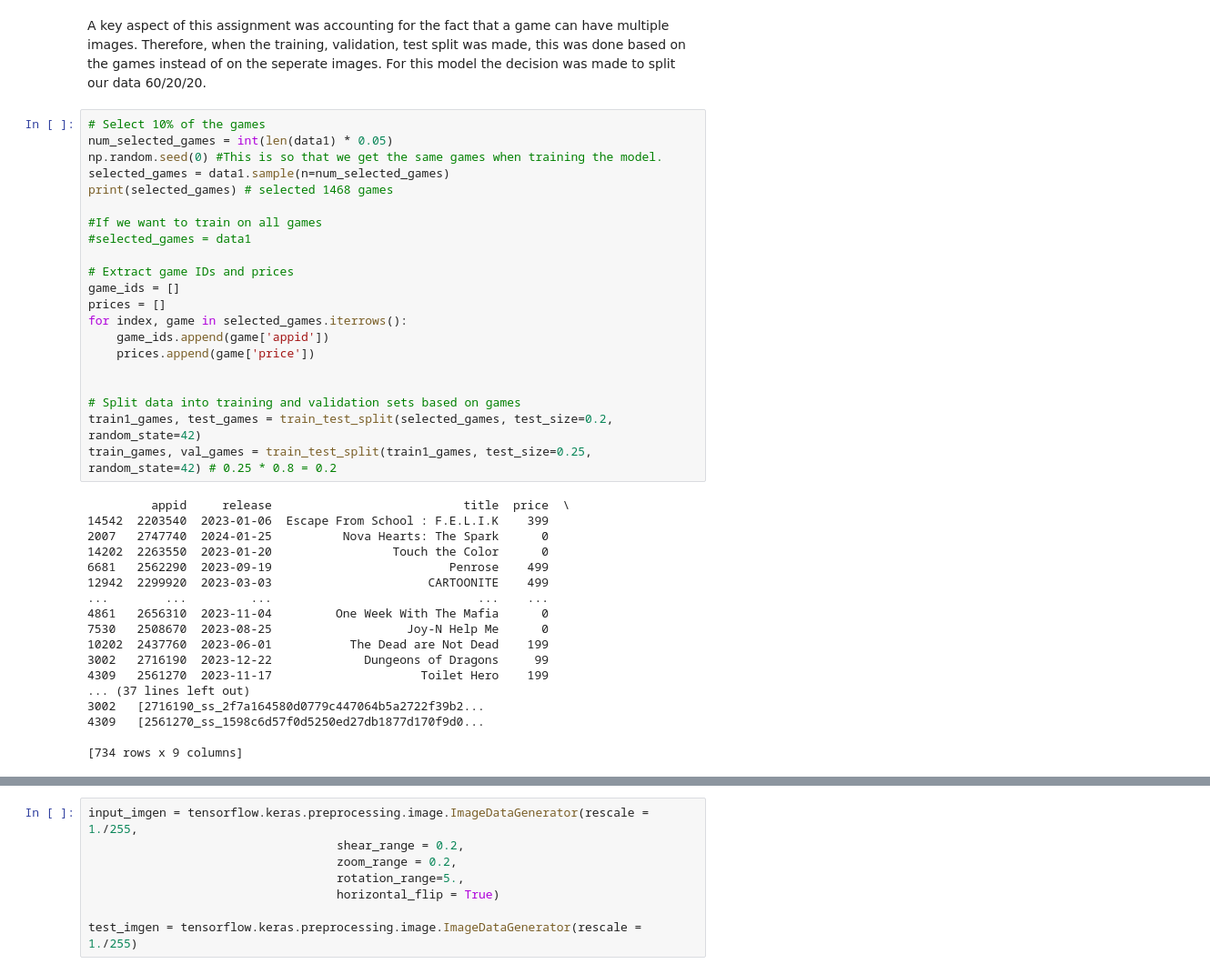
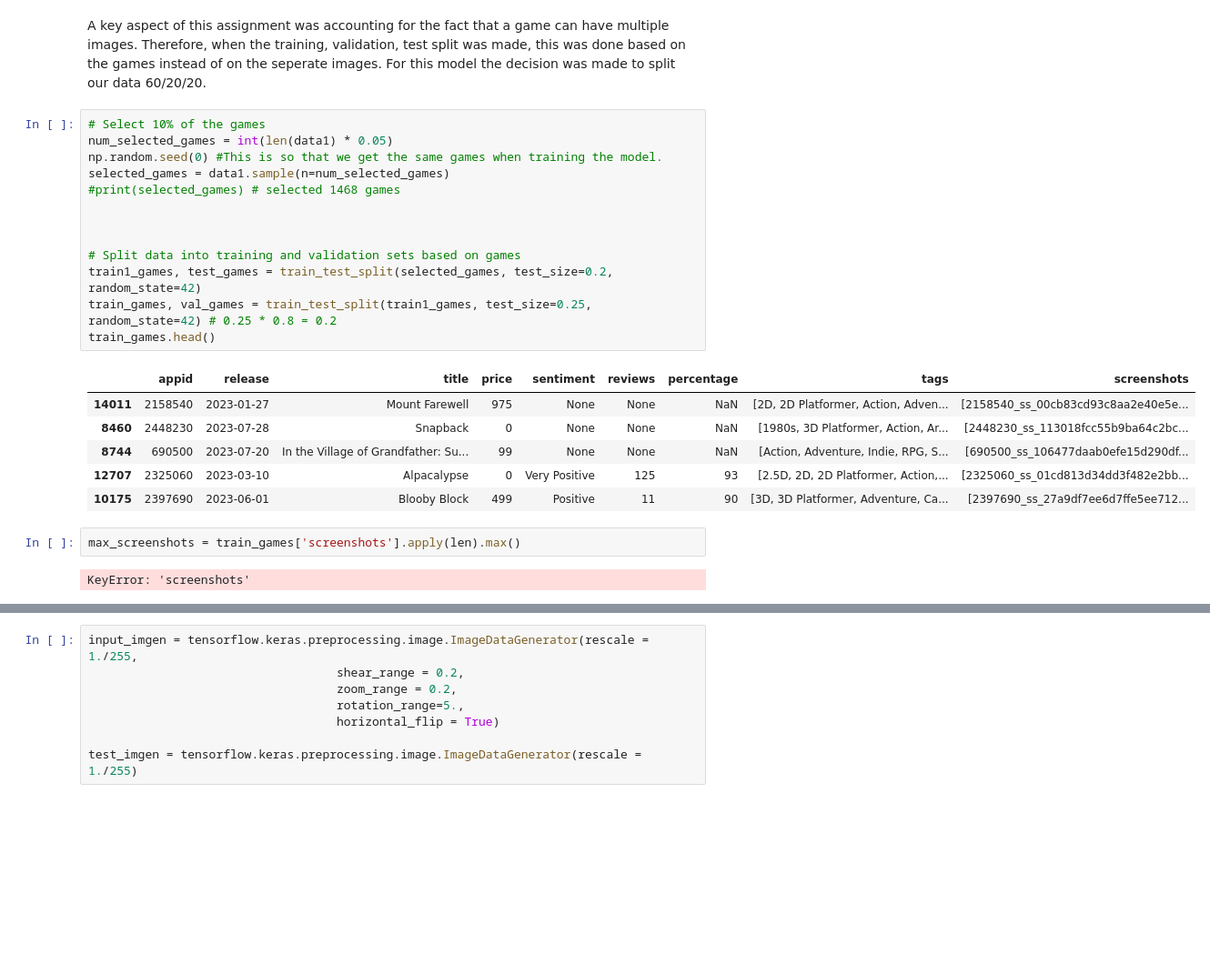
Before and after one commit to LaurensDergent/DataAnalytics, a Jupyter notebook: Assignment 2/Trial_Evaluation_all_image_per_game.ipynb, the cells around one changed output, grey strips where cells are left out. Shown at 91% size. Saved outputs shown, nothing was run; the diff lists cells and outputs as text; blank space fills up the shorter version.

```diff
--- a/Assignment 2/Trial_Evaluation_all_image_per_game.ipynb
+++ b/Assignment 2/Trial_Evaluation_all_image_per_game.ipynb
@@ -37,42 +37,27 @@ A key aspect of this assignment was accounting for the fact that a game can have
 # %%
 # Select 10% of the games
 num_selected_games = int(len(data1) * 0.05)
 np.random.seed(0) #This is so that we get the same games when training the model.
 selected_games = data1.sample(n=num_selected_games)
-print(selected_games) # selected 1468 games
+#print(selected_games) # selected 1468 games
 
-#If we want to train on all games
-#selected_games = data1
-
-# Extract game IDs and prices
-game_ids = []
-prices = []
-for index, game in selected_games.iterrows():
-    game_ids.append(game['appid'])
-    prices.append(game['price'])
 
 
 # Split data into training and validation sets based on games
 train1_games, test_games = train_test_split(selected_games, test_size=0.2, random_state=42)
 train_games, val_games = train_test_split(train1_games, test_size=0.25, random_state=42) # 0.25 * 0.8 = 0.2
+train_games.head()
 # %% [output]
-         appid     release                           title  price  \
-14542  2203540  2023-01-06  Escape From School : F.E.L.I.K    399
-2007   2747740  2024-01-25          Nova Hearts: The Spark      0
-14202  2263550  2023-01-20                 Touch the Color      0
-6681   2562290  2023-09-19                         Penrose    499
-12942  2299920  2023-03-03                      CARTOONITE    499
-...        ...         ...                             ...    ...
-4861   2656310  2023-11-04         One Week With The Mafia      0
-7530   2508670  2023-08-25                   Joy-N Help Me      0
-10202  2437760  2023-06-01           The Dead are Not Dead    199
-3002   2716190  2023-12-22             Dungeons of Dragons     99
-4309   2561270  2023-11-17                     Toilet Hero    199
-... (37 lines left out)
-3002   [2716190_ss_2f7a164580d0779c447064b5a2722f39b2...
-4309   [2561270_ss_1598c6d57f0d5250ed27db1877d170f9d0...
-
-[734 rows x 9 columns]
+|  | appid | release | title | price | sentiment | reviews | percentage | tags | screenshots |
+| 14011 | 2158540 | 2023-01-27 | Mount Farewell | 975 | None | None | NaN | [2D, 2D Platformer, Action, Adven... | [2158540_ss_00cb83cd93c8aa2e40e5e... |
+| 8460 | 2448230 | 2023-07-28 | Snapback | 0 | None | None | NaN | [1980s, 3D Platformer, Action, Ar... | [2448230_ss_113018fcc55b9ba64c2bc... |
+| 8744 | 690500 | 2023-07-20 | In the Village of Grandfather: Su... | 99 | None | None | NaN | [Action, Adventure, Indie, RPG, S... | [690500_ss_106477daab0efe15d290df... |
+| 12707 | 2325060 | 2023-03-10 | Alpacalypse | 0 | Very Positive | 125 | 93 | [2.5D, 2D, 2D Platformer, Action,... | [2325060_ss_01cd813d34dd3f482e2bb... |
+| 10175 | 2397690 | 2023-06-01 | Blooby Block | 499 | Positive | 11 | 90 | [3D, 3D Platformer, Adventure, Ca... | [2397690_ss_27a9df7ee6d7ffe5ee712... |
+# %%
+max_screenshots = train_games['screenshots'].apply(len).max()
+# %% [output]
+KeyError: 'screenshots'
 # %%
 # This should be before the train test split so that every row is a game
 
```
Also changed, not shown: parts of 1 cell of this notebook, 1 other file.
